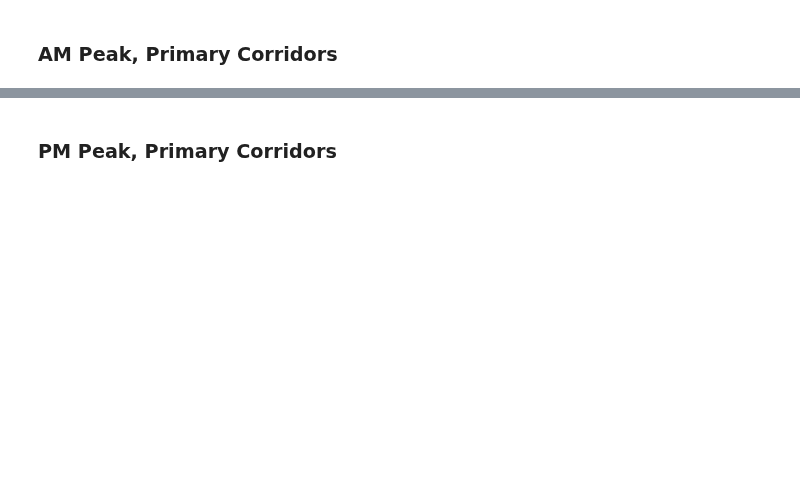
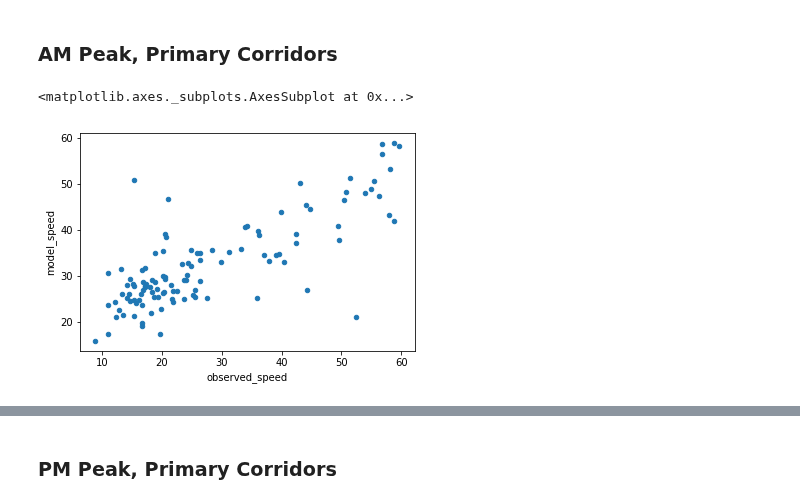
Before and after one commit to psrc/soundcast, a Jupyter notebook: scripts/summarize/notebooks/validation.ipynb, the cells around one changed output, grey strips where cells are left out. Saved outputs shown, nothing was run; the diff lists cells and outputs as text; code cells hidden in the pictures; blank space fills up the shorter version.

```diff
--- a/scripts/summarize/notebooks/validation.ipynb
+++ b/scripts/summarize/notebooks/validation.ipynb
@@ -490,5 +505,10 @@ df.plot(kind='scatter', y='model_speed', x='observed_speed')
 # %% [markdown]
 ### AM Peak, Primary Corridors
+# %%
+df[df['tod'] == '7to8'].plot(kind='scatter', x='observed_speed', y='model_speed')
+# %% [output]
+<matplotlib.axes._subplots.AxesSubplot at 0x...>
+[figure, added]
 # %%
 # Show daily AM and PM peaks by corridor
 df[df['tod'] == '7to8'][['Corridor_Description','model_speed','observed_speed']].head(20)
```
Also changed, not shown: parts of 31 cells of this notebook, 1 other file.
